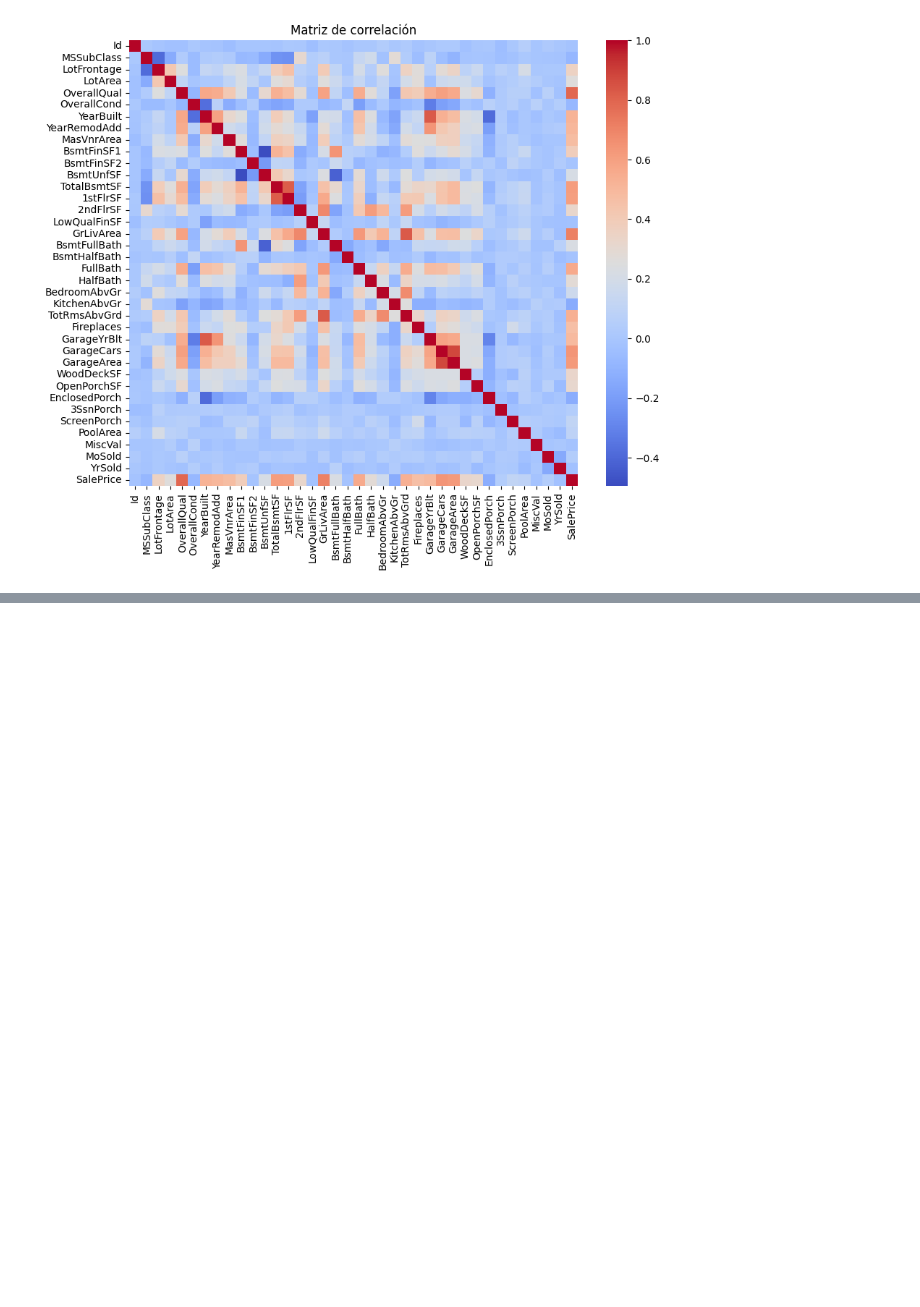
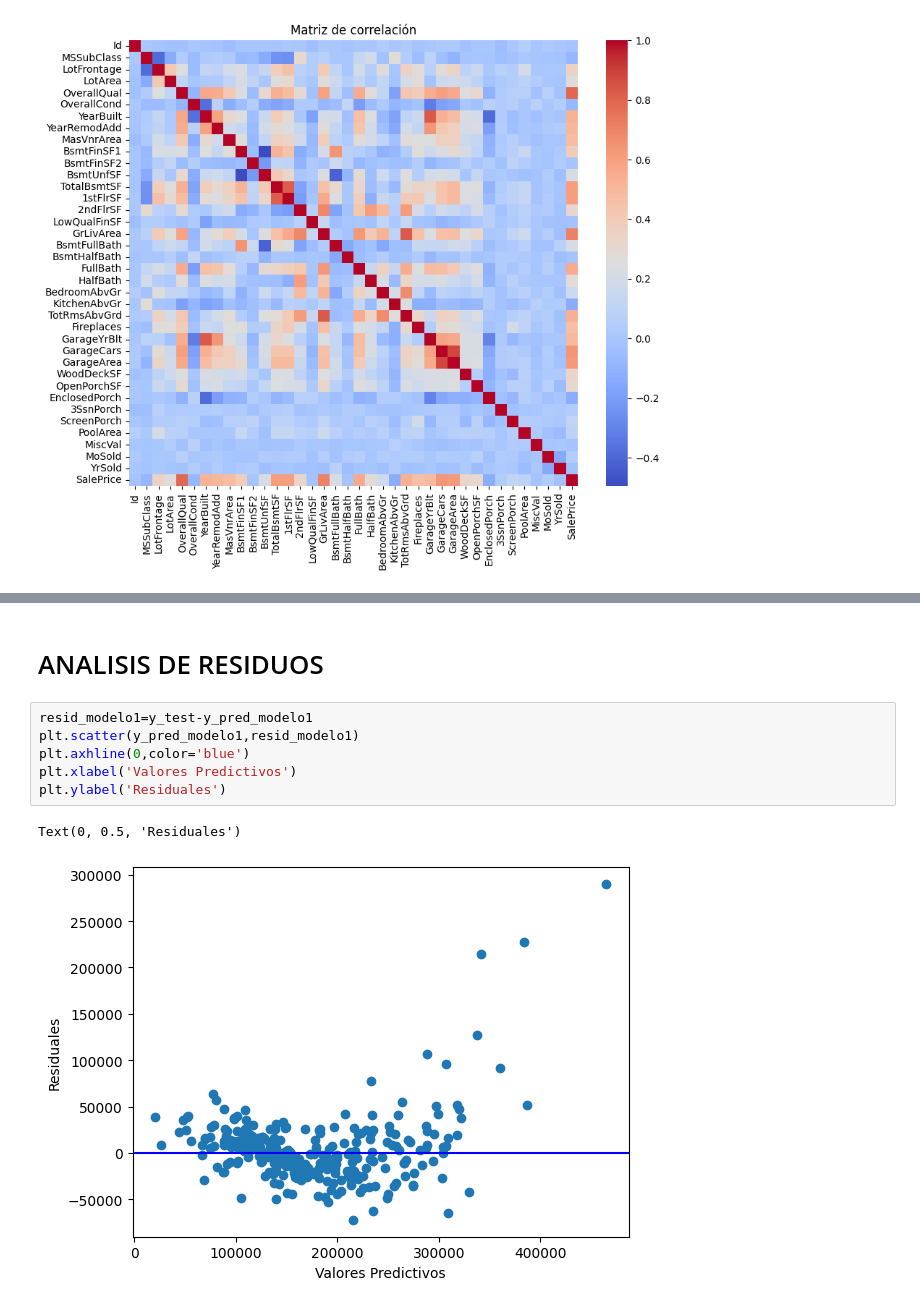
Before and after one commit to NESHGP04/Lab3-MD, a Jupyter notebook: modelo.ipynb, the cells around one changed output, grey strips where cells are left out. Drawn from its saved outputs; the diff is of its cells as text; blank space fills up the shorter version.

```diff
--- a/modelo.ipynb
+++ b/modelo.ipynb
@@ -177,0 +398,11 @@ plt.show()
+# %% [markdown]
+# ANALISIS DE RESIDUOS
+# %%
+resid_modelo1=y_test-y_pred_modelo1
+plt.scatter(y_pred_modelo1,resid_modelo1)
+plt.axhline(0,color='blue')
+plt.xlabel('Valores Predictivos')
+plt.ylabel('Residuales')
+# %% [output]
+Text(0, 0.5, 'Residuales')
+[figure, added]
```
Also changed, not shown: parts of 34 cells of this notebook, 1 other file.
